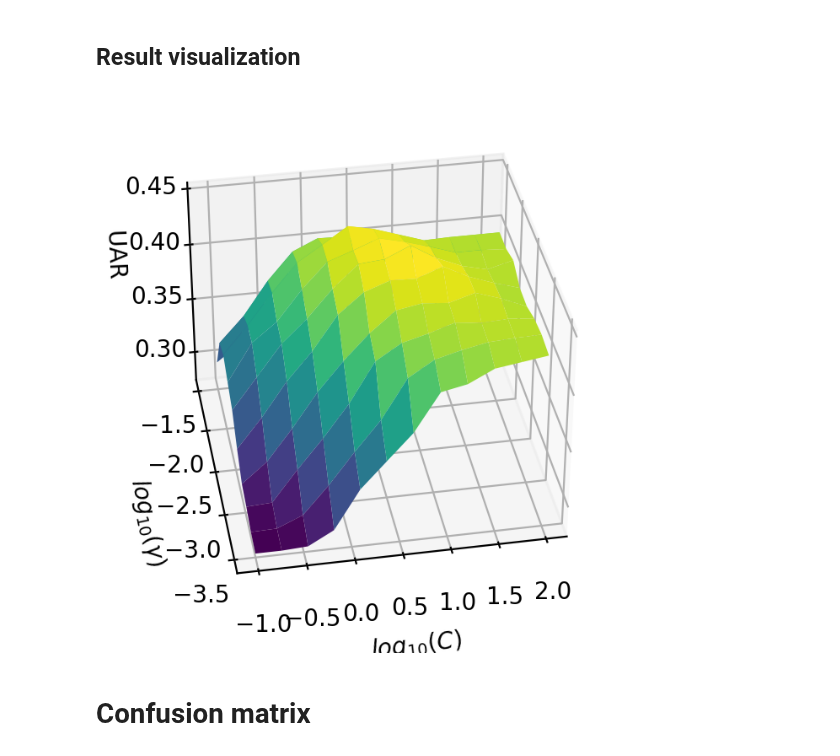
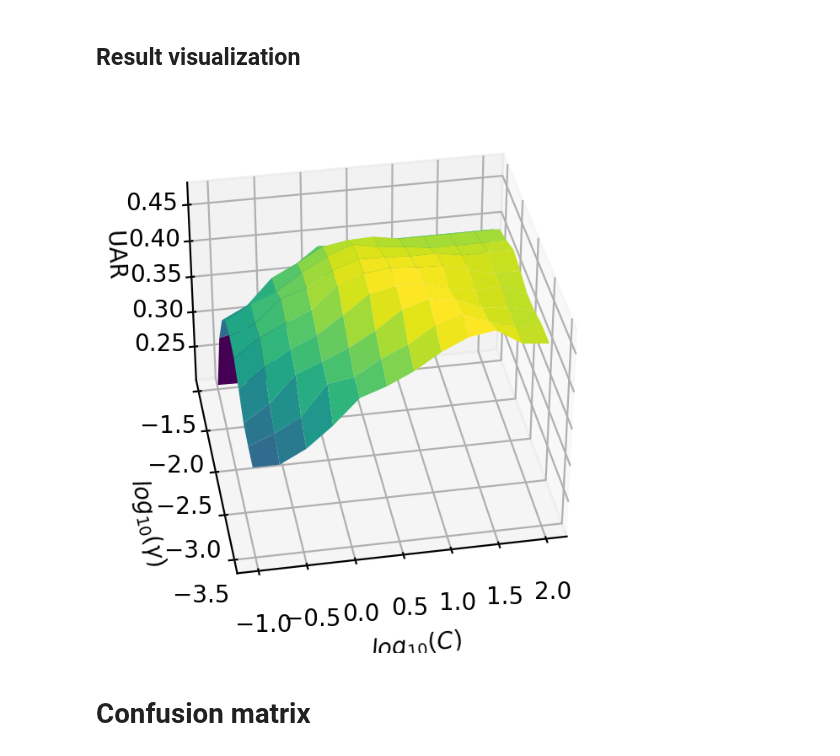
Before and after one commit to vortex2894/speech-emotion-recognition-system, a Jupyter notebook: SER-SVM-RBF-MFCC.ipynb, the cells around one changed output. Saved outputs shown, nothing was run; the diff lists cells and outputs as text; code cells hidden in the pictures.

```diff
--- a/SER-SVM-RBF-MFCC.ipynb
+++ b/SER-SVM-RBF-MFCC.ipynb
@@ -54,7 +54,7 @@ ID.shape =  (1440, 1)
 #                                     y_path='data/y_labels_4096.csv',
 #                                     ID_path='data/IDs_4096.csv')
 
-X, y, ID = data_loader.load_dataset(X_path='data/feature_mfcc_delta_nfft_4096.csv',
+X, y, ID = data_loader.load_dataset(X_path='data/feature_mfcc_delta_nfft_8192.csv',
                                     y_path='data/y_labels.csv',
                                     ID_path='data/IDs.csv')
 
@@ -135,25 +133,24 @@ UAR = 0.279
 # %%
 fig = plt.figure(dpi=200)
 ax = plt.axes(projection='3d')
 
 log_g, log_C = np.meshgrid(np.log10(gamma),np.log10(C))
 
 # ax.plot_surface(np.log10(C), np.log10(gamma), UAR_surf, rstride=1, cstride=1,
 #                 cmap='viridis', edgecolor='none')
-ax.plot_surface(log_C, log_g, UAR_surf, rstride=1, cstride=1,
-                cmap='viridis', edgecolor='none')
+ax.plot_surface(log_C, log_g, UAR_surf, rstride=1, cstride=1, cmap='viridis', edgecolor='none')
 # ax.scatter(log_C, log_g, UAR_surf, c=UAR_surf, cmap='viridis', linewidth=0.5)
 # ax.bar3d(np.log10(C), np.log10(gamma), UAR_surf,dx=1, dy=1, dz=1)
 ax.set_xlabel('$log_{10}(C)$')
 ax.set_ylabel('$log_{10}(\gamma)$')
 # ax.set_title('UAR')
 ax.set_zlabel('$\mathrm{UAR}$')
 ax.view_init(35, 260)
 # plt.show()
-image_path = "Doc/figures/UAR_svm_rbf_4096.jpg"
-fig.savefig(image_path, format='jpg', dpi=200, bbox_inches='tight', pad_inches=0.2)
+# image_path = "Doc/figures/UAR_svm_rbf_4096.jpg"
+# fig.savefig(image_path, format='jpg', dpi=200, bbox_inches='tight', pad_inches=0.2)
 # %% [output]
-[figure, old version]
+[figure, new version]
 # %% [markdown]
 # Confusion matrix
 # %%
```
Also changed, not shown: parts of 4 cells of this notebook, 1 other file.
